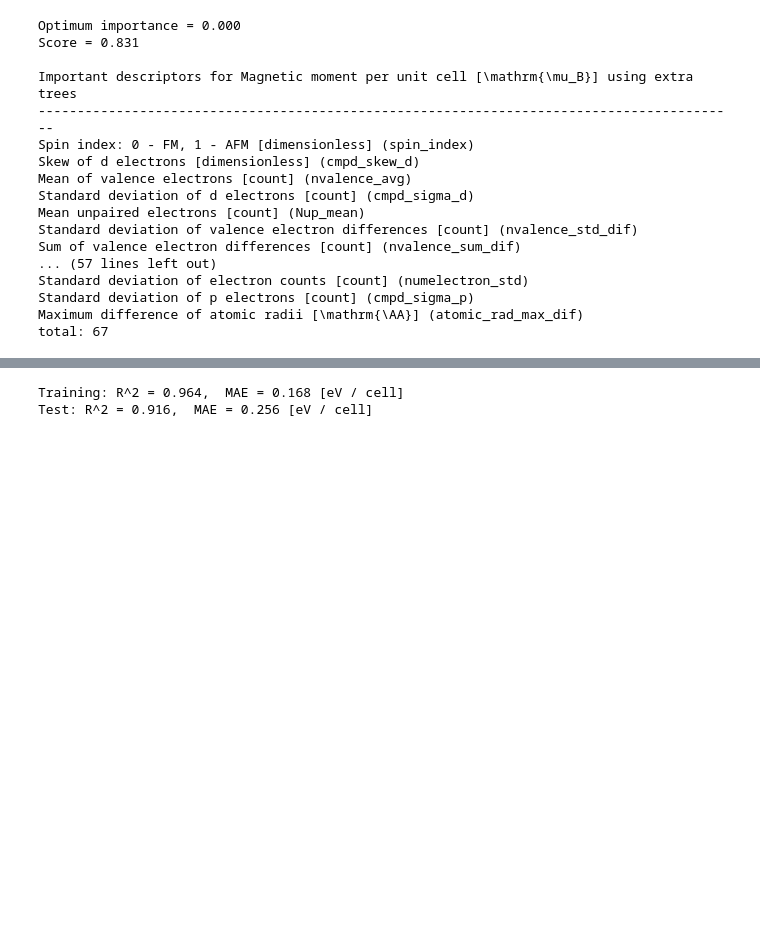
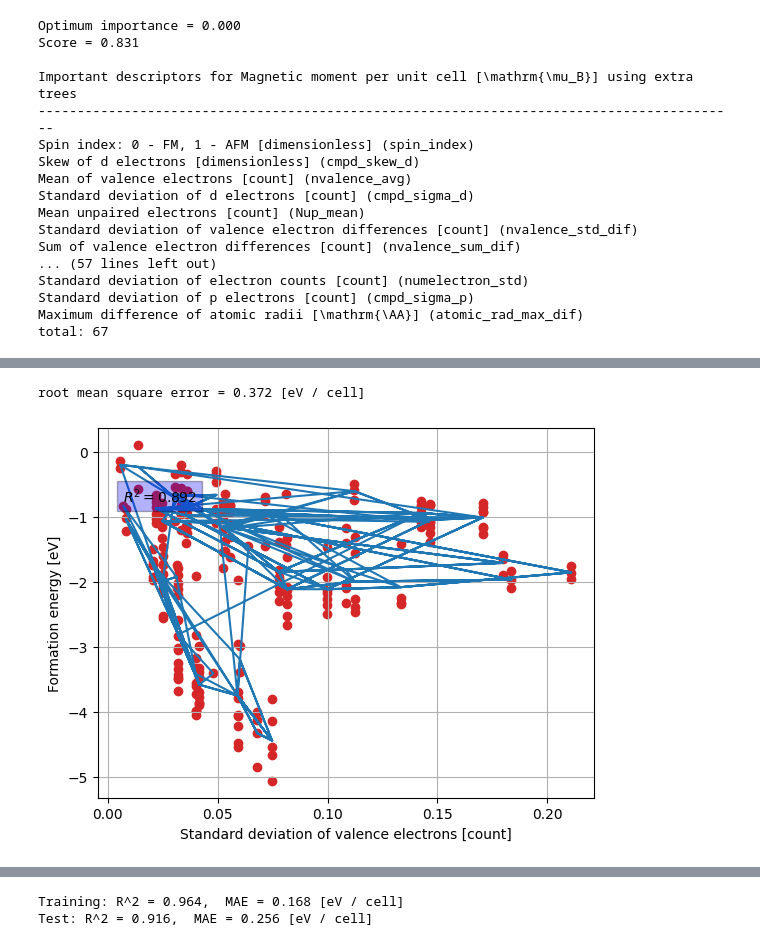
Before and after one commit to TingwenZhang/magnetic-materials-2d, a Jupyter notebook: src/notebooks/ML_2D_working.ipynb, the cells around one changed output, grey strips where cells are left out. Cells and saved outputs as stored; diff of their text form; code cells hidden in the pictures; blank space fills up the shorter version.

```diff
--- a/src/notebooks/ML_2D_working.ipynb
+++ b/src/notebooks/ML_2D_working.ipynb
@@ -606,7 +612,10 @@ from magnetic_materials_2d.utils import single_descriptor_regression
 # %%
-# best_descriptor = best_formation_energy_descriptors_et[0]
-# single_descriptor_regression(numeric_df, best_descriptor, column_meaning_map,
-#                              formation_energy_map["unit"],
-#                              formation_energy_map["label"],
-#                              ExtraTreesRegressor(random_state = RANDOM_STATE))
+best_descriptor = best_formation_energy_descriptors_et[0]
+single_descriptor_regression(numeric_df, best_descriptor, column_meaning_map,
+                             formation_energy_map["unit"],
+                             formation_energy_map["label"],
+                             ExtraTreesRegressor(random_state = RANDOM_STATE))
+# %% [output]
+root mean square error = 0.372 [eV / cell]
+[figure, added]
 # %%
```
Also changed, not shown: parts of 13 cells of this notebook, 4 other files.
